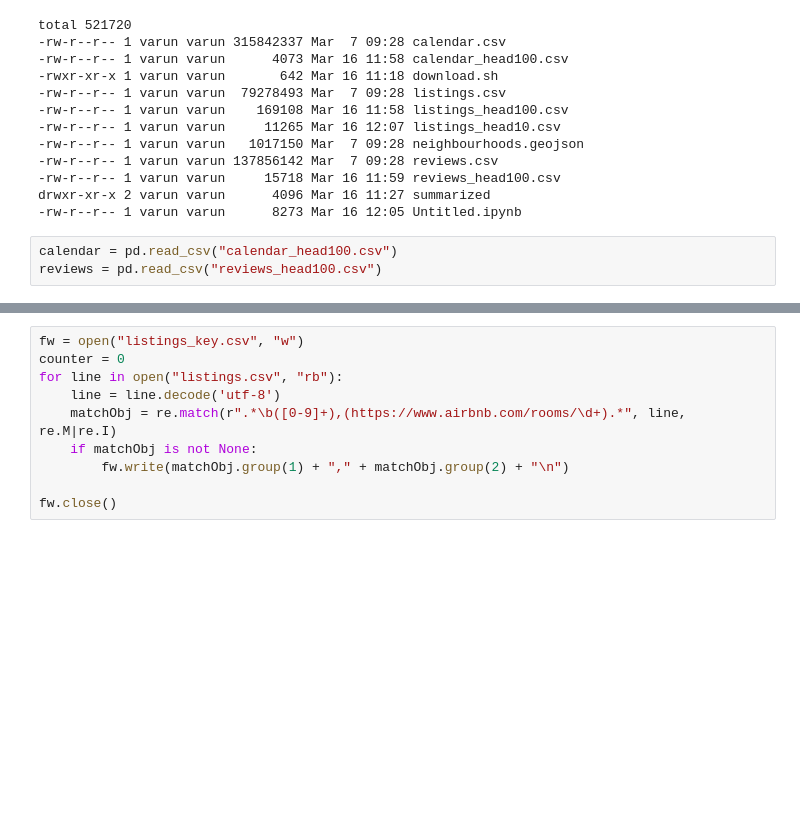
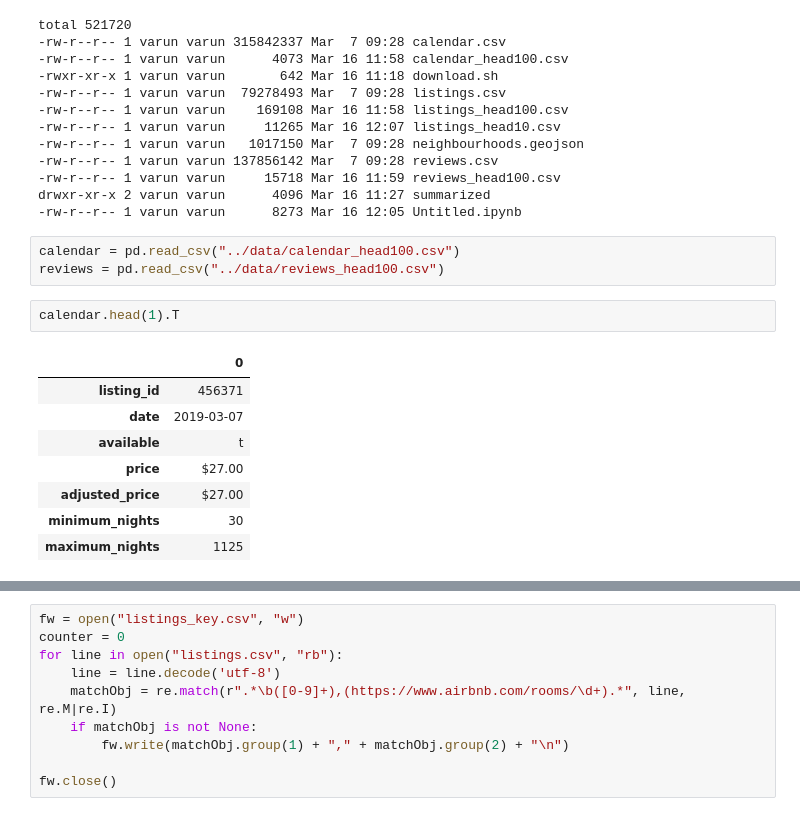
Before and after one commit to varunvarghese/ml1030, a Jupyter notebook: Cleaning.ipynb, the cells around one changed output, grey strips where cells are left out. Drawn from its saved outputs; the diff is of its cells as text; blank space fills up the shorter version.

```diff
--- a/Cleaning.ipynb
+++ b/Cleaning.ipynb
@@ -35,5 +87,16 @@ total 521720
 drwxr-xr-x 2 varun varun      4096 Mar 16 11:27 summarized
 -rw-r--r-- 1 varun varun      8273 Mar 16 12:05 Untitled.ipynb
 # %%
-calendar = pd.read_csv("calendar_head100.csv")
-reviews = pd.read_csv("reviews_head100.csv")
+calendar = pd.read_csv("../data/calendar_head100.csv")
+reviews = pd.read_csv("../data/reviews_head100.csv")
+# %%
+calendar.head(1).T
+# %% [output]
+|  | 0 |
+| listing_id | 456371 |
+| date | 2019-03-07 |
+| available | t |
+| price | $27.00 |
+| adjusted_price | $27.00 |
+| minimum_nights | 30 |
+| maximum_nights | 1125 |
```
Also changed, not shown: parts of 11 cells of this notebook.
